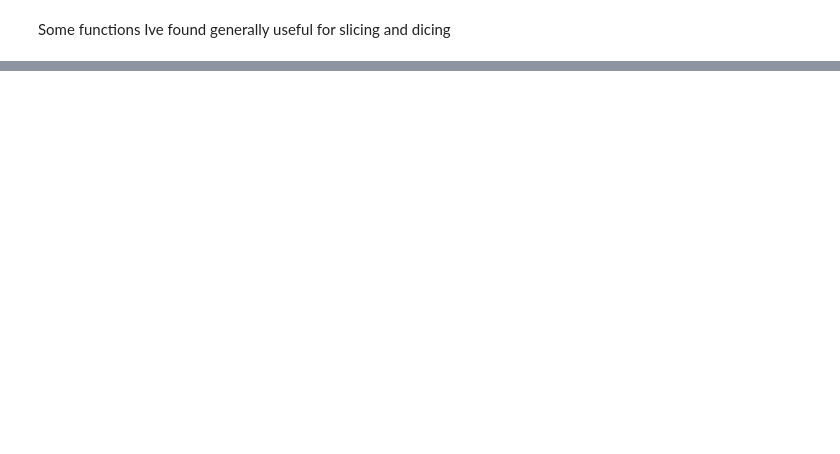
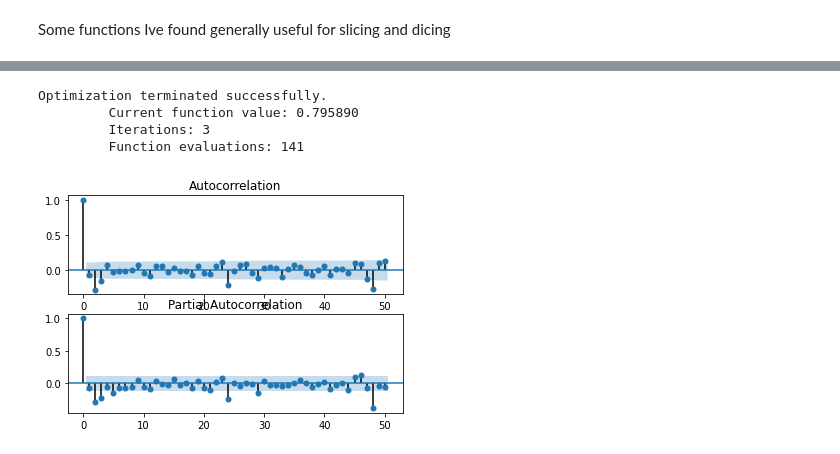
Before and after one commit to tumalow-will/boucherot, a Jupyter notebook: building_ml_notebook.ipynb, the cells around one changed output, grey strips where cells are left out. Cells and saved outputs as stored; diff of their text form; code cells hidden in the pictures; blank space fills up the shorter version.

Commit message:
First attempt at sarima model

```diff
--- a/building_ml_notebook.ipynb
+++ b/building_ml_notebook.ipynb
@@ -102,0 +193,18 @@ NameError: name 'os' is not defined
+# %%
+model = sm.tsa.statespace.SARIMAX(
+    resampled_last_month['usage'],
+    order=(1,1,0),
+    seasonal_order=(1,1,0,24)
+).fit(max_iter=50, method='powell')
+
+res = model.resid
+fig, ax = plt.subplots(2,1)
+fig = sm.graphics.tsa.plot_acf(res, lags=50, ax=ax[0])
+fig = sm.graphics.tsa.plot_pacf(res, lags=50, ax=ax[1])
+plt.show()
+# %% [output]
+Optimization terminated successfully.
+         Current function value: 0.795890
+         Iterations: 3
+         Function evaluations: 141
+[figure, added]
```
Also changed, not shown: parts of 22 cells of this notebook.
